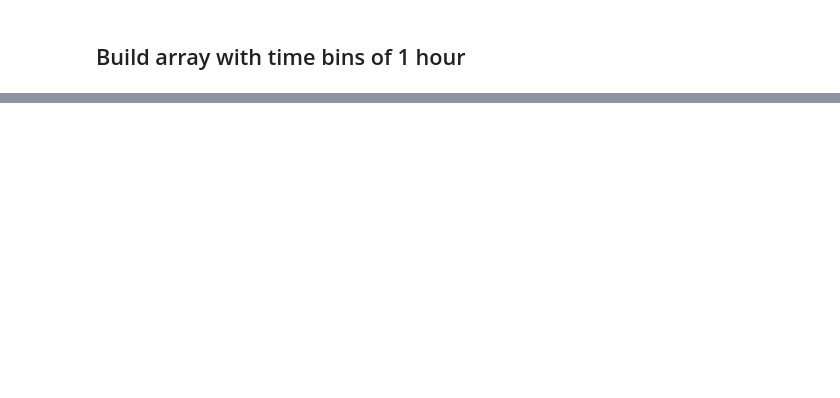
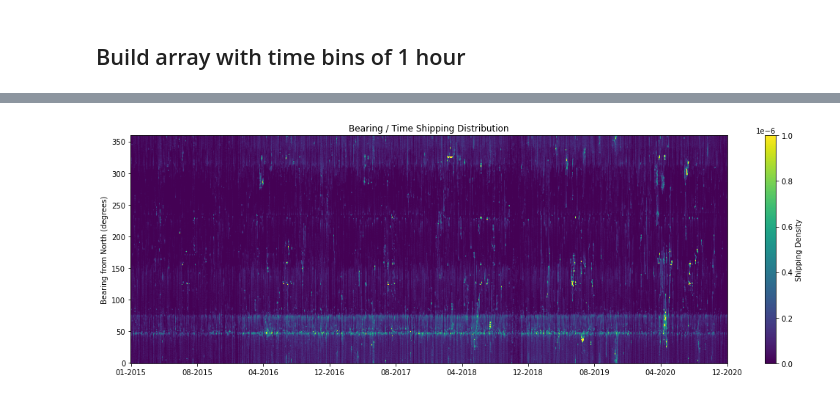
Before and after one commit to John-Ragland/AIS_data_analysis, a Jupyter notebook: Resampled Ship Passes in Time.ipynb, the cells around one changed output, grey strips where cells are left out. Cells and saved outputs as stored; diff of their text form; code cells hidden in the pictures; blank space fills up the shorter version.

```diff
--- a/Resampled Ship Passes in Time.ipynb
+++ b/Resampled Ship Passes in Time.ipynb
@@ -78,0 +86,23 @@ plt.plot(np.sum(bearing, axis=0))
+# %%
+H, xbins, ybins = np.histogram2d(all_ships['time_val']*1e-9/3600, all_ships['bearing'], bins=[1000,360], density=True)
+ybins.shape
+
+# Get Date Ticks
+time_bins_str = pd.to_datetime(xbins*1e+9*3600).strftime('%m-%Y').to_numpy()
+xticks = np.linspace(0,len(time_bins_str)-1, 10).astype(int)
+xlabels = time_bins_str[xticks]
+
+
+fig = plt.figure(figsize=(15,5))
+plt.imshow(H.T, aspect='auto', origin='lower', vmax=1e-6)
+
+plt.ylabel('Bearing from North (degrees)')
+cbar = plt.colorbar()
+cbar.set_label('Shipping Density')
+plt.xticks(xticks, xlabels)
+plt.tight_layout()
+plt.title('Bearing / Time Shipping Distribution')
+
+fig.savefig('bearing_time_shipping_distribution.png',dpi=200)
+# %% [output]
+[figure, added]
```
Also changed, not shown: parts of 17 cells of this notebook, 1 other file.
